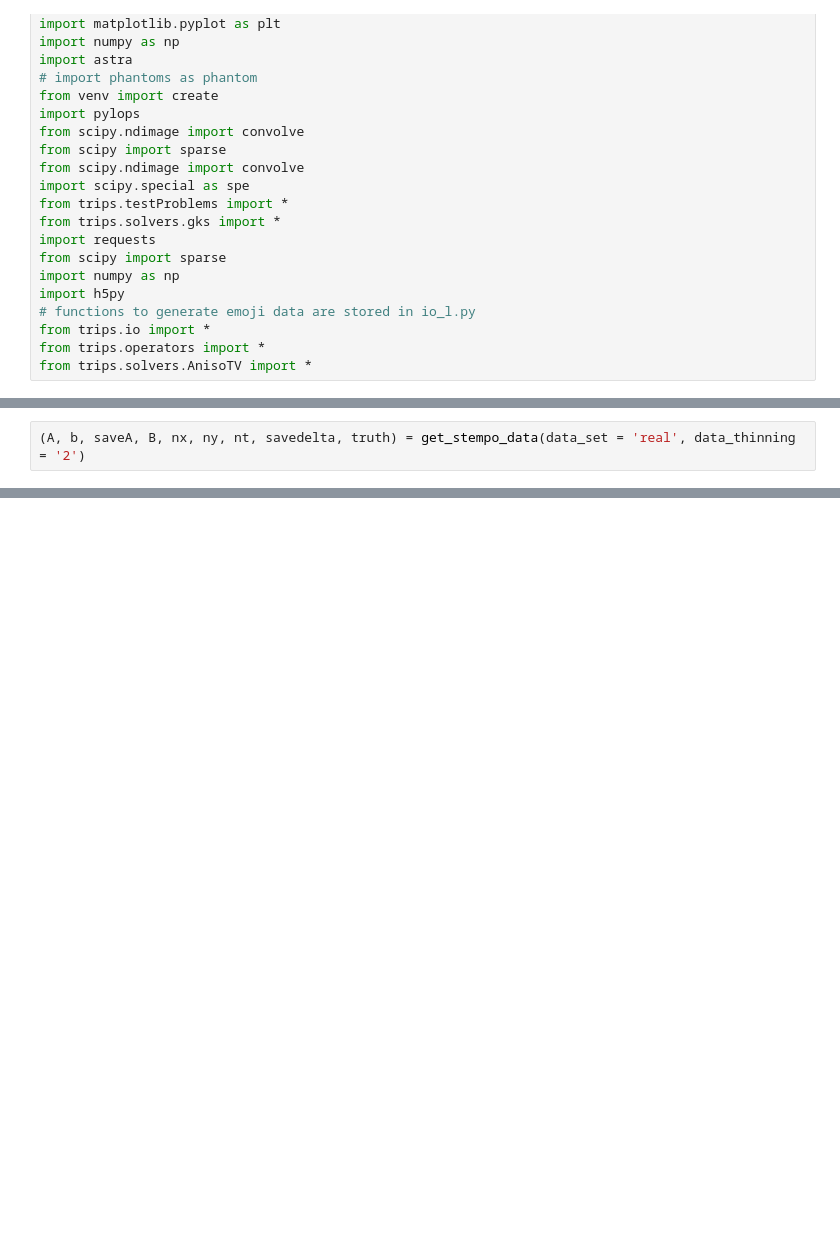
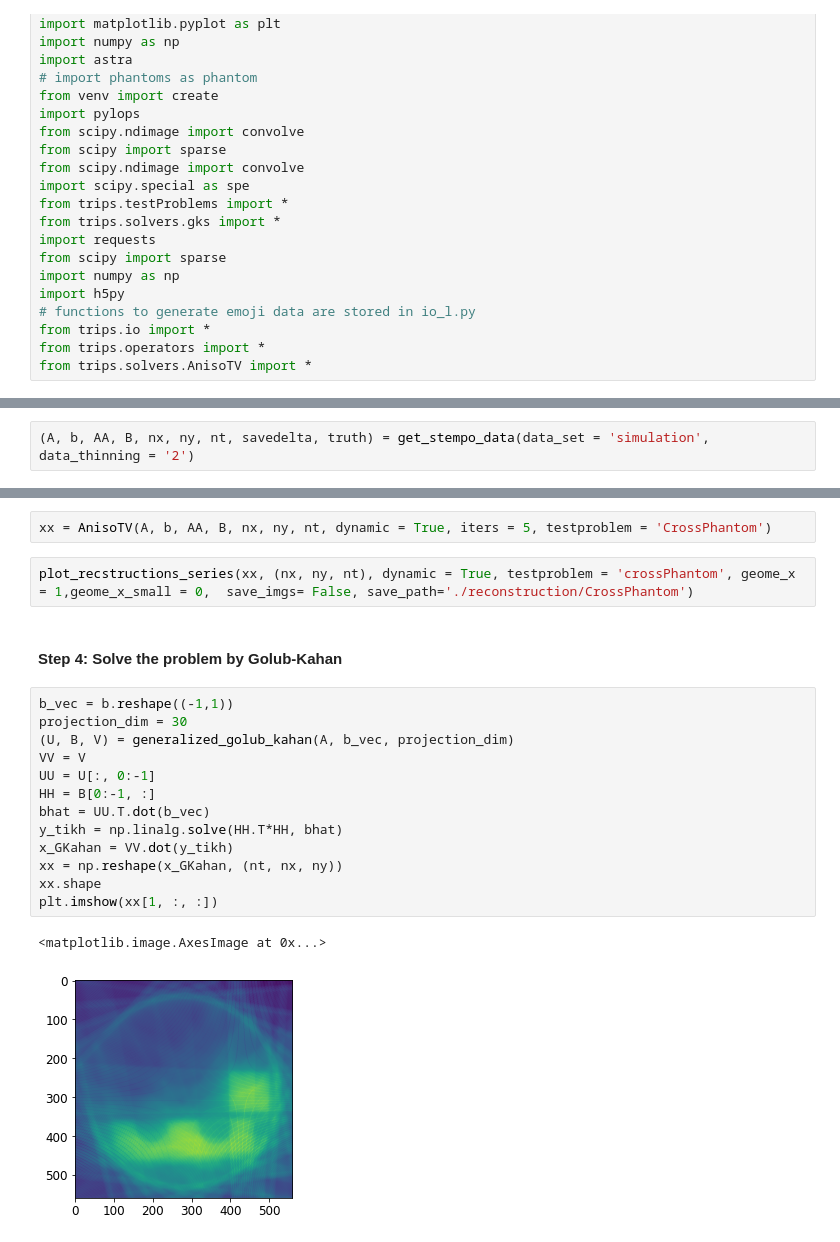
Before and after one commit to mpasha3/trips-py, a Jupyter notebook: demos/3_Stempo.ipynb, the cells around one changed output, grey strips where cells are left out. Saved outputs shown, nothing was run; the diff lists cells and outputs as text; blank space fills up the shorter version.

Commit message:
added stempo

```diff
--- a/demos/3_Stempo.ipynb
+++ b/demos/3_Stempo.ipynb
@@ -51,2 +80,2 @@ from trips.solvers.AnisoTV import *
 # %%
-(A, b, saveA, B, nx, ny, nt, savedelta, truth) = get_stempo_data(data_set = 'real', data_thinning = '2')
+(A, b, AA, B, nx, ny, nt, savedelta, truth) = get_stempo_data(data_set = 'simulation', data_thinning = '2')
@@ -54,0 +124,22 @@ NameError: name 'get_stempo_data' is not defined
+# %%
+xx = AnisoTV(A, b, AA, B, nx, ny, nt, dynamic = True, iters = 5, testproblem = 'CrossPhantom')
+# %%
+plot_recstructions_series(xx, (nx, ny, nt), dynamic = True, testproblem = 'crossPhantom', geome_x = 1,geome_x_small = 0,  save_imgs= False, save_path='./reconstruction/CrossPhantom')
+# %% [markdown]
+#### Step 4: Solve the problem by Golub-Kahan
+# %%
+b_vec = b.reshape((-1,1))
+projection_dim = 30
+(U, B, V) = generalized_golub_kahan(A, b_vec, projection_dim)
+VV = V
+UU = U[:, 0:-1]
+HH = B[0:-1, :]
+bhat = UU.T.dot(b_vec)
+y_tikh = np.linalg.solve(HH.T*HH, bhat)
+x_GKahan = VV.dot(y_tikh)
+xx = np.reshape(x_GKahan, (nt, nx, ny))
+xx.shape
+plt.imshow(xx[1, :, :])
+# %% [output]
+<matplotlib.image.AxesImage at 0x...>
+[figure, added]
```
Also changed, not shown: parts of 10 cells of this notebook.
